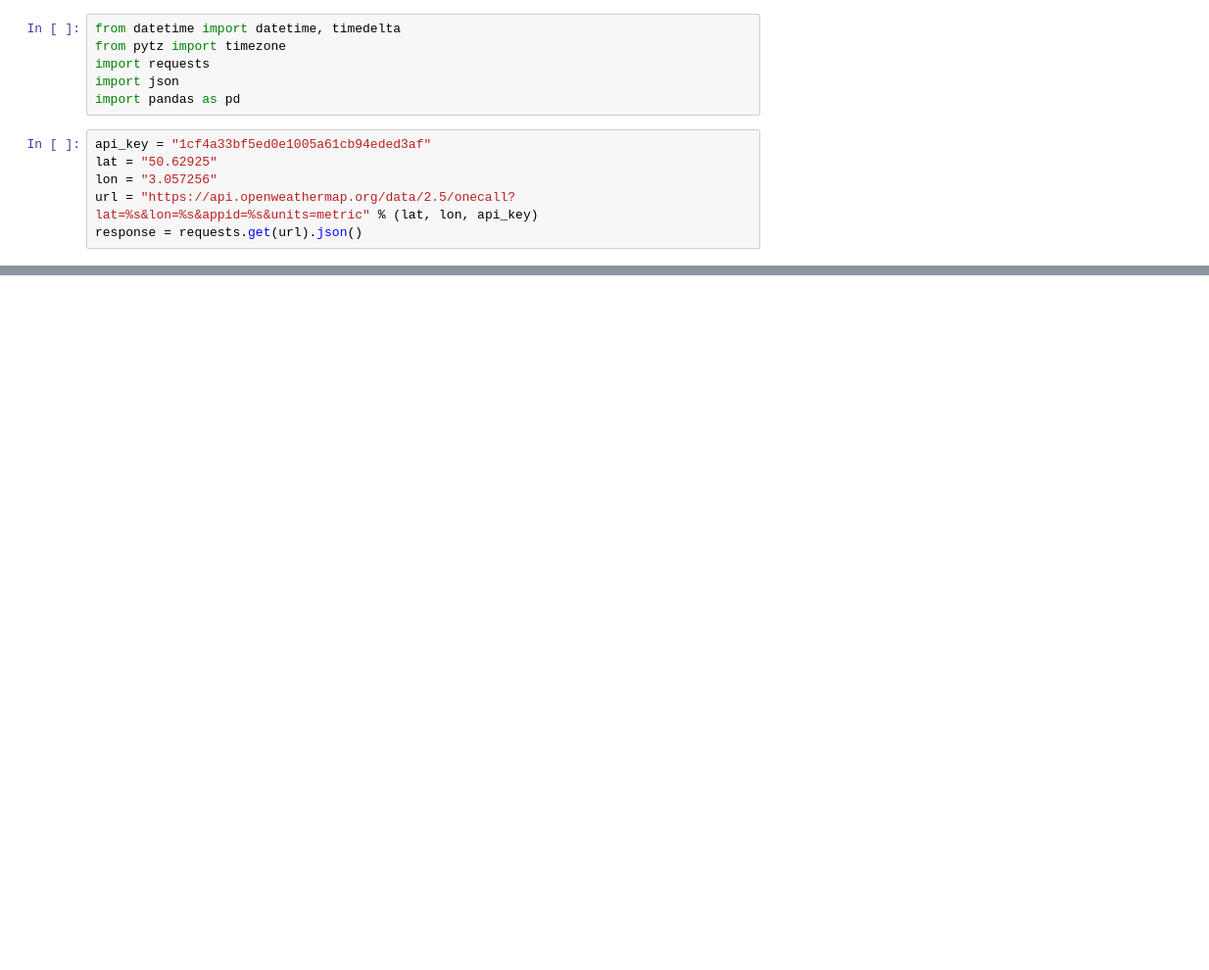
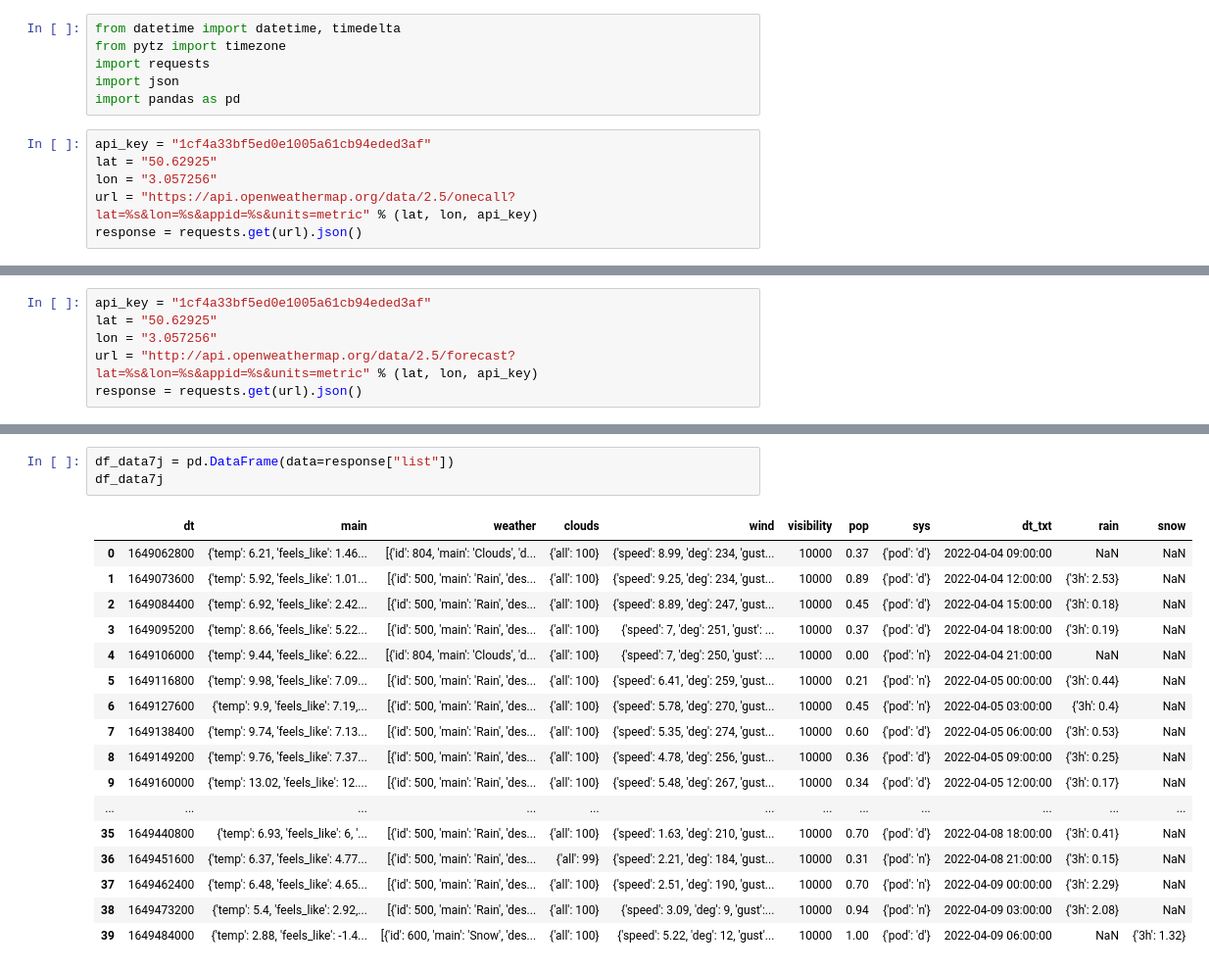
Before and after one commit to GSoulat/veloc, a Jupyter notebook: data_cleaning/test.ipynb, the cells around one changed output, grey strips where cells are left out. Shown: that part at 98% size. Saved outputs shown, nothing was run; the diff lists cells and outputs as text; blank space fills up the shorter version.

```diff
--- a/data_cleaning/test.ipynb
+++ b/data_cleaning/test.ipynb
@@ -86,0 +154,6 @@ TypeError: list indices must be integers or slices, not str
+# %%
+api_key = "1cf4a33bf5ed0e1005a61cb94eded3af"
+lat = "50.62925"
+lon = "3.057256"
+url = "http://api.openweathermap.org/data/2.5/forecast?lat=%s&lon=%s&appid=%s&units=metric" % (lat, lon, api_key)
+response = requests.get(url).json()
@@ -86,0 +246,21 @@ TypeError: list indices must be integers or slices, not str
+# %%
+df_data7j = pd.DataFrame(data=response["list"])
+df_data7j
+# %% [output]
+|  | dt | main | weather | clouds | wind | visibility | pop | sys | dt_txt | rain | snow |
+| 0 | 1649062800 | {'temp': 6.21, 'feels_like': 1.46... | [{'id': 804, 'main': 'Clouds', 'd... | {'all': 100} | {'speed': 8.99, 'deg': 234, 'gust... | 10000 | 0.37 | {'pod': 'd'} | 2022-04-04 09:00:00 | NaN | NaN |
+| 1 | 1649073600 | {'temp': 5.92, 'feels_like': 1.01... | [{'id': 500, 'main': 'Rain', 'des... | {'all': 100} | {'speed': 9.25, 'deg': 234, 'gust... | 10000 | 0.89 | {'pod': 'd'} | 2022-04-04 12:00:00 | {'3h': 2.53} | NaN |
+| 2 | 1649084400 | {'temp': 6.92, 'feels_like': 2.42... | [{'id': 500, 'main': 'Rain', 'des... | {'all': 100} | {'speed': 8.89, 'deg': 247, 'gust... | 10000 | 0.45 | {'pod': 'd'} | 2022-04-04 15:00:00 | {'3h': 0.18} | NaN |
+| 3 | 1649095200 | {'temp': 8.66, 'feels_like': 5.22... | [{'id': 500, 'main': 'Rain', 'des... | {'all': 100} | {'speed': 7, 'deg': 251, 'gust': ... | 10000 | 0.37 | {'pod': 'd'} | 2022-04-04 18:00:00 | {'3h': 0.19} | NaN |
+| 4 | 1649106000 | {'temp': 9.44, 'feels_like': 6.22... | [{'id': 804, 'main': 'Clouds', 'd... | {'all': 100} | {'speed': 7, 'deg': 250, 'gust': ... | 10000 | 0.00 | {'pod': 'n'} | 2022-04-04 21:00:00 | NaN | NaN |
+| 5 | 1649116800 | {'temp': 9.98, 'feels_like': 7.09... | [{'id': 500, 'main': 'Rain', 'des... | {'all': 100} | {'speed': 6.41, 'deg': 259, 'gust... | 10000 | 0.21 | {'pod': 'n'} | 2022-04-05 00:00:00 | {'3h': 0.44} | NaN |
+| 6 | 1649127600 | {'temp': 9.9, 'feels_like': 7.19,... | [{'id': 500, 'main': 'Rain', 'des... | {'all': 100} | {'speed': 5.78, 'deg': 270, 'gust... | 10000 | 0.45 | {'pod': 'n'} | 2022-04-05 03:00:00 | {'3h': 0.4} | NaN |
+| 7 | 1649138400 | {'temp': 9.74, 'feels_like': 7.13... | [{'id': 500, 'main': 'Rain', 'des... | {'all': 100} | {'speed': 5.35, 'deg': 274, 'gust... | 10000 | 0.60 | {'pod': 'd'} | 2022-04-05 06:00:00 | {'3h': 0.53} | NaN |
+| 8 | 1649149200 | {'temp': 9.76, 'feels_like': 7.37... | [{'id': 500, 'main': 'Rain', 'des... | {'all': 100} | {'speed': 4.78, 'deg': 256, 'gust... | 10000 | 0.36 | {'pod': 'd'} | 2022-04-05 09:00:00 | {'3h': 0.25} | NaN |
+| 9 | 1649160000 | {'temp': 13.02, 'feels_like': 12.... | [{'id': 500, 'main': 'Rain', 'des... | {'all': 100} | {'speed': 5.48, 'deg': 267, 'gust... | 10000 | 0.34 | {'pod': 'd'} | 2022-04-05 12:00:00 | {'3h': 0.17} | NaN |
+| ... | ... | ... | ... | ... | ... | ... | ... | ... | ... | ... | ... |
+| 35 | 1649440800 | {'temp': 6.93, 'feels_like': 6, '... | [{'id': 500, 'main': 'Rain', 'des... | {'all': 100} | {'speed': 1.63, 'deg': 210, 'gust... | 10000 | 0.70 | {'pod': 'd'} | 2022-04-08 18:00:00 | {'3h': 0.41} | NaN |
+| 36 | 1649451600 | {'temp': 6.37, 'feels_like': 4.77... | [{'id': 500, 'main': 'Rain', 'des... | {'all': 99} | {'speed': 2.21, 'deg': 184, 'gust... | 10000 | 0.31 | {'pod': 'n'} | 2022-04-08 21:00:00 | {'3h': 0.15} | NaN |
+| 37 | 1649462400 | {'temp': 6.48, 'feels_like': 4.65... | [{'id': 500, 'main': 'Rain', 'des... | {'all': 100} | {'speed': 2.51, 'deg': 190, 'gust... | 10000 | 0.70 | {'pod': 'n'} | 2022-04-09 00:00:00 | {'3h': 2.29} | NaN |
+| 38 | 1649473200 | {'temp': 5.4, 'feels_like': 2.92,... | [{'id': 500, 'main': 'Rain', 'des... | {'all': 100} | {'speed': 3.09, 'deg': 9, 'gust':... | 10000 | 0.94 | {'pod': 'n'} | 2022-04-09 03:00:00 | {'3h': 2.08} | NaN |
+| 39 | 1649484000 | {'temp': 2.88, 'feels_like': -1.4... | [{'id': 600, 'main': 'Snow', 'des... | {'all': 100} | {'speed': 5.22, 'deg': 12, 'gust'... | 10000 | 1.00 | {'pod': 'd'} | 2022-04-09 06:00:00 | NaN | {'3h': 1.32} |
```
Also changed, not shown: parts of 16 cells of this notebook, 12 other files.
